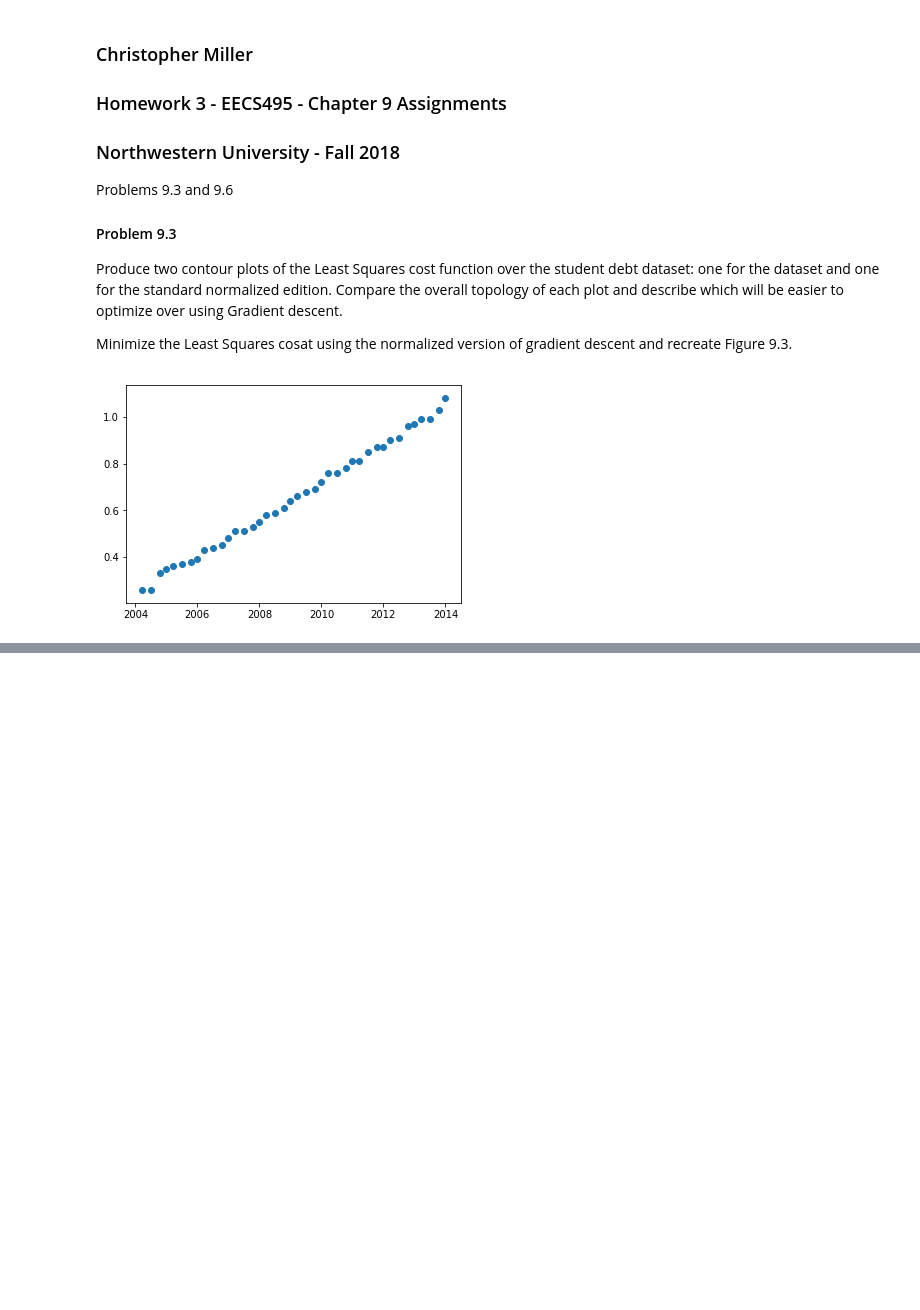
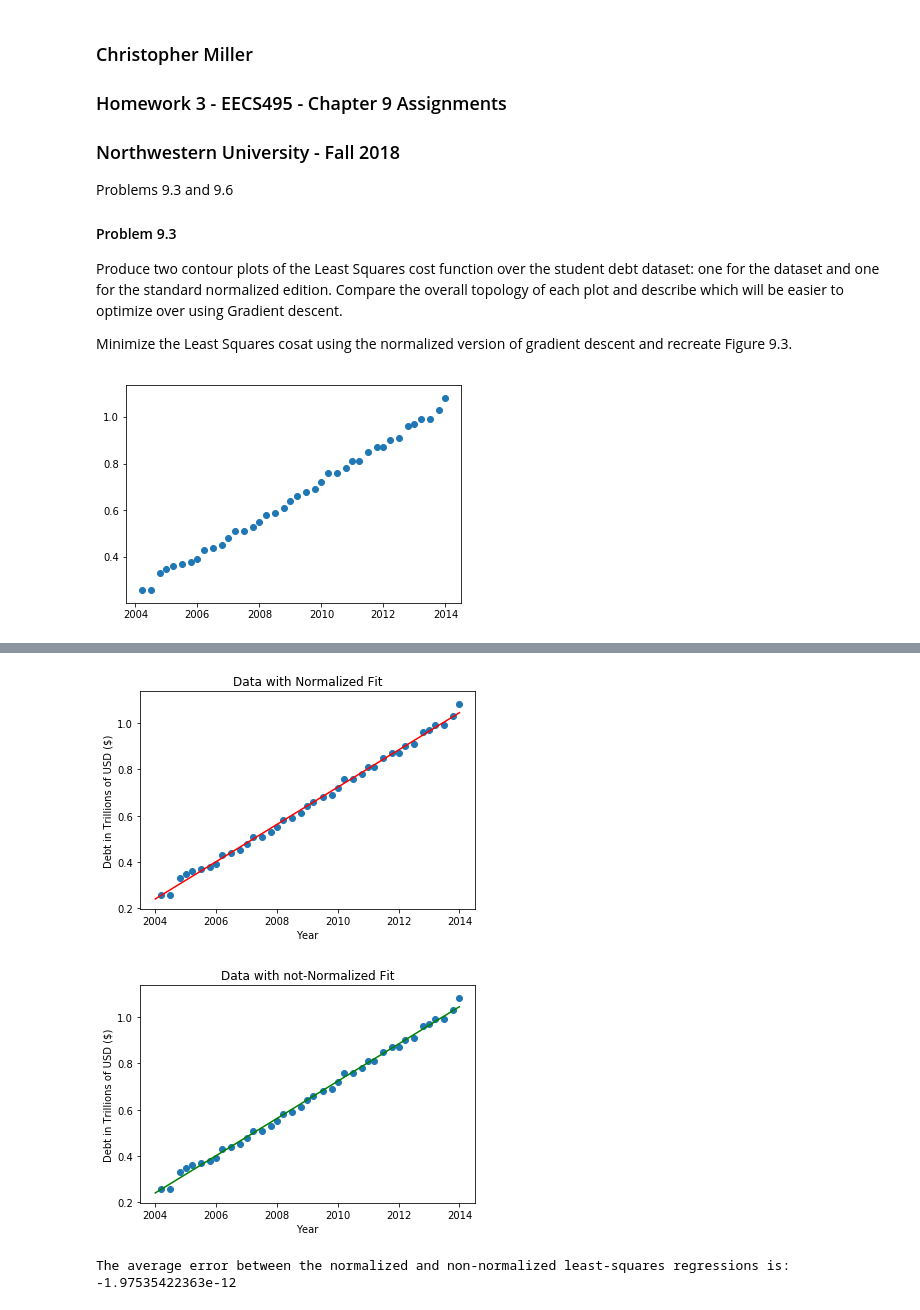
Before and after one commit to chrisxmiller/class1819, a Jupyter notebook: 18FA_EECS495_MLOPT/HW3/Chapter 9 Assignments.ipynb, the cells around one changed output, grey strips where cells are left out. Cells and saved outputs as stored; diff of their text form; code cells hidden in the pictures; blank space fills up the shorter version.

```diff
--- a/18FA_EECS495_MLOPT/HW3/Chapter 9 Assignments.ipynb
+++ b/18FA_EECS495_MLOPT/HW3/Chapter 9 Assignments.ipynb
@@ -52,0 +109,52 @@ ValueError: operands could not be broadcast together with shapes (50,) (1,40)
+# %%
+#Considering we already minimized the cost function...
+#here's a plot with the real data and the fitted line
+
+#Mock Years
+x_line = np.arange(2004,2015,1)
+
+#Compute fit_line_data with the data normalized to fit..
+fit_data = params[1]*((x_line-mux)/stx)+params[0]
+
+#Now we compute the fit without normalization
+#Assemble the matricies
+v1 = x[0]**0
+v2 = x[0]**1
+V = np.transpose(np.vstack((v1,v2)))
+
+#Get Linear regression parameters
+A = np.dot(np.transpose(V),V)
+b = np.dot(np.transpose(V),np.transpose(y))
+
+#solve the linear system
+lame_params = np.dot(np.linalg.inv(A),b).flatten()
+lame_fit = lame_params[1]*x_line+lame_params[0]
+
+#Plot the normalized fit line
+figure = plt.figure()
+plt.scatter(x,y)
+plt.plot(x_line,fit_data,c = 'r')
+plt.title('Data with Normalized Fit')
+plt.xlabel('Year')
+plt.ylabel('Debt in Trillions of USD ($)')
+plt.show()
+
+#Plot the non-normalized fit line
+figure = plt.figure()
+plt.scatter(x,y)
+plt.plot(x_line,lame_fit,c = 'g')
+plt.title('Data with not-Normalized Fit')
+plt.xlabel('Year')
+plt.ylabel('Debt in Trillions of USD ($)')
+plt.show()
+
+#Calculate the error between the two fits
+fit_diffy = fit_data-lame_fit
+
+#Compute the mean difference in fit points
+print("The average error between the normalized and non-normalized least-squares regressions is: ",
+      np.mean(fit_diffy))
+# %% [output]
+[figure, added]
+[figure, added]
+The average error between the normalized and non-normalized least-squares regressions is:  -1.97535422363e-12
```
Also changed, not shown: parts of 4 cells of this notebook.
